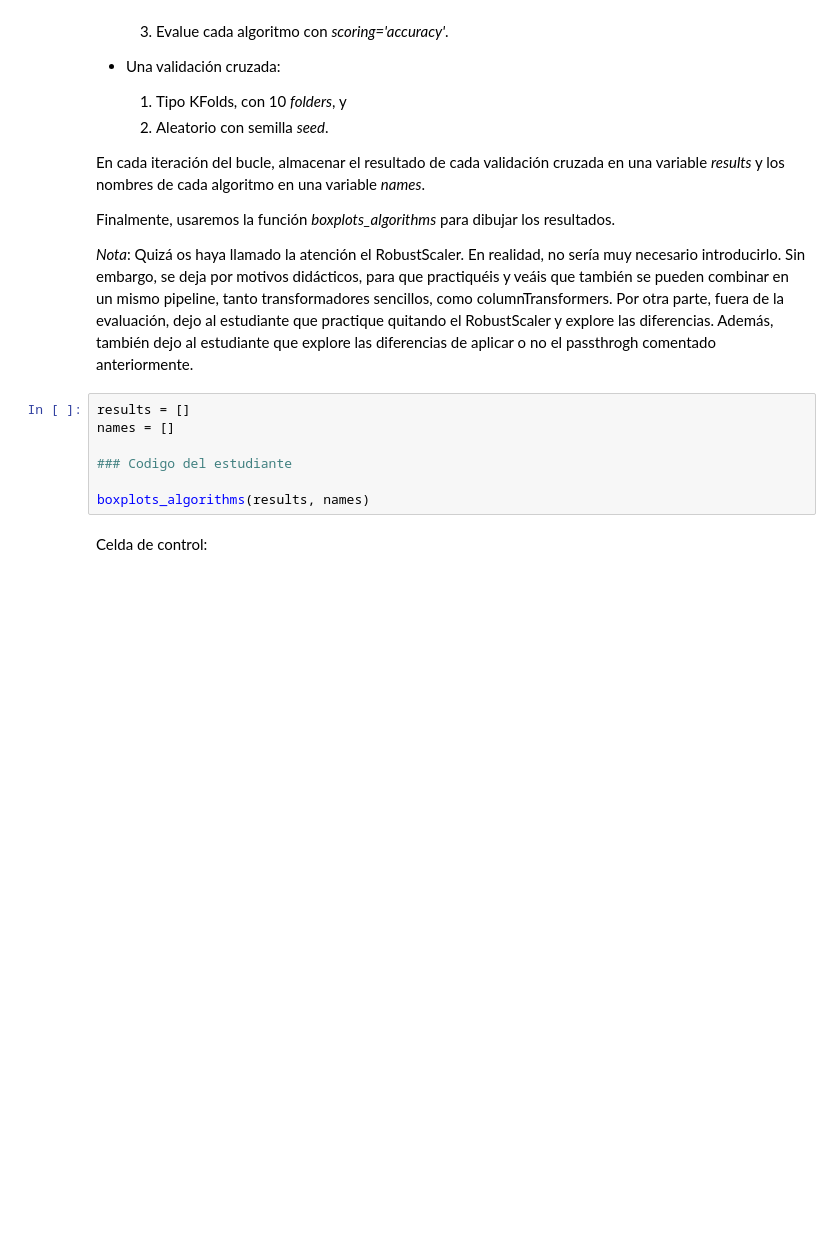
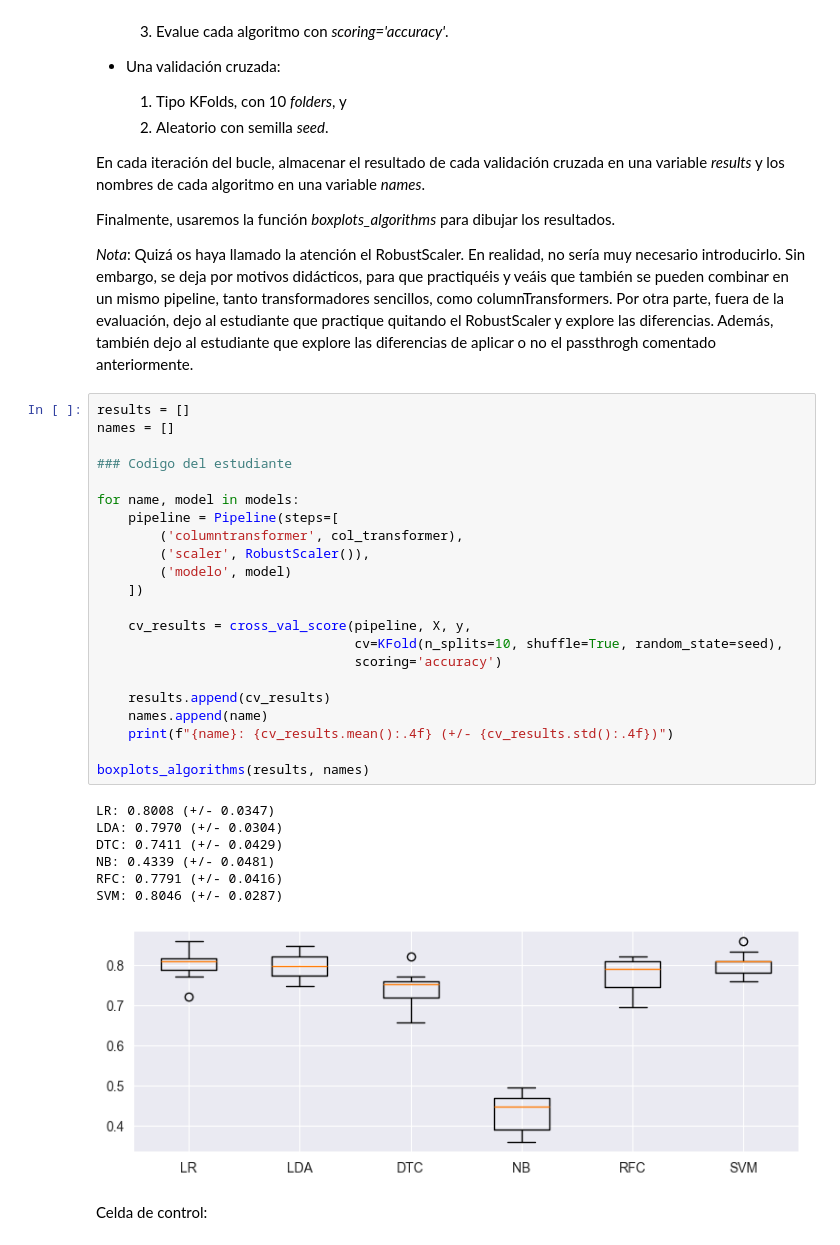
Before and after one commit to guille1006/Todos_los_trabajos, a Jupyter notebook: Machine learning tarea 2/ejercicio1_.ipynb, the cells around one changed output. Saved outputs shown, nothing was run; the diff lists cells and outputs as text; blank space fills up the shorter version.

```diff
--- a/Machine learning tarea 2/ejercicio1_.ipynb
+++ b/Machine learning tarea 2/ejercicio1_.ipynb
@@ -245,13 +237,36 @@ En cada iteración del bucle, almacenar el resultado de cada validación cruzada
 Finalmente, usaremos la función *boxplots_algorithms* para dibujar los resultados.
 
 *Nota*: Quizá os haya llamado la atención el RobustScaler. En realidad, no sería muy necesario introducirlo. Sin embargo, se deja por motivos didácticos, para que practiquéis y veáis que también se pueden combinar en un mismo pipeline, tanto transformadores sencillos, como columnTransformers. Por otra parte, fuera de la evaluación, dejo al estudiante que practique quitando el RobustScaler y explore las diferencias. Además, también dejo al estudiante que explore las diferencias de aplicar o no el passthrogh comentado anteriormente.
-# %%
-results = []
-names = []
-
-### Codigo del estudiante
-
-boxplots_algorithms(results, names)
+# %%
+results = []
+names = []
+
+### Codigo del estudiante
+
+for name, model in models:
+    pipeline = Pipeline(steps=[
+        ('columntransformer', col_transformer),
+        ('scaler', RobustScaler()),
+        ('modelo', model)
+    ])
+
+    cv_results = cross_val_score(pipeline, X, y,
+                                 cv=KFold(n_splits=10, shuffle=True, random_state=seed),
+                                 scoring='accuracy')
+
+    results.append(cv_results)
+    names.append(name)
+    print(f"{name}: {cv_results.mean():.4f} (+/- {cv_results.std():.4f})")
+
+boxplots_algorithms(results, names)
+# %% [output]
+LR: 0.8008 (+/- 0.0347)
+LDA: 0.7970 (+/- 0.0304)
+DTC: 0.7411 (+/- 0.0429)
+NB: 0.4339 (+/- 0.0481)
+RFC: 0.7791 (+/- 0.0416)
+SVM: 0.8046 (+/- 0.0287)
+[figure, added]
 # %% [markdown]
 Celda de control:
 # %%
```
Also changed, not shown: parts of 6 cells of this notebook.
